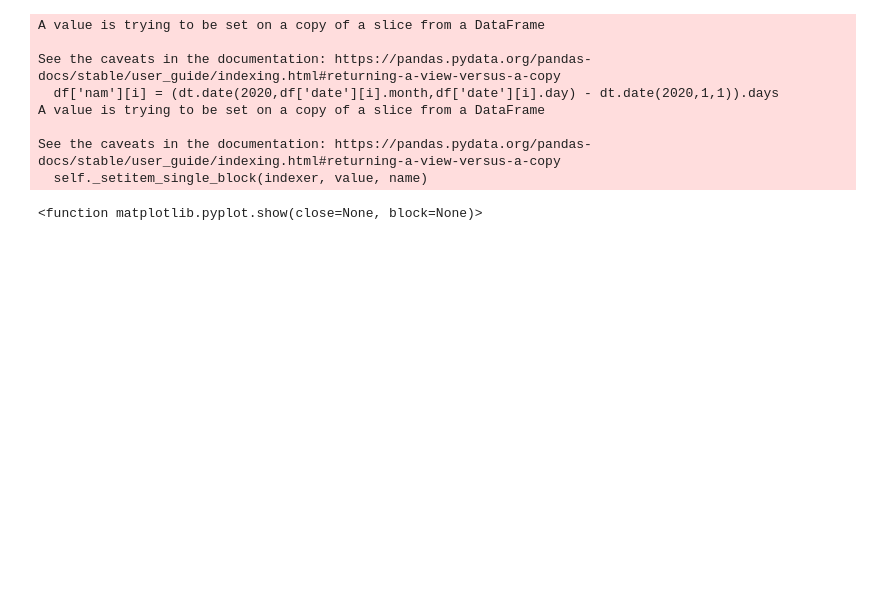
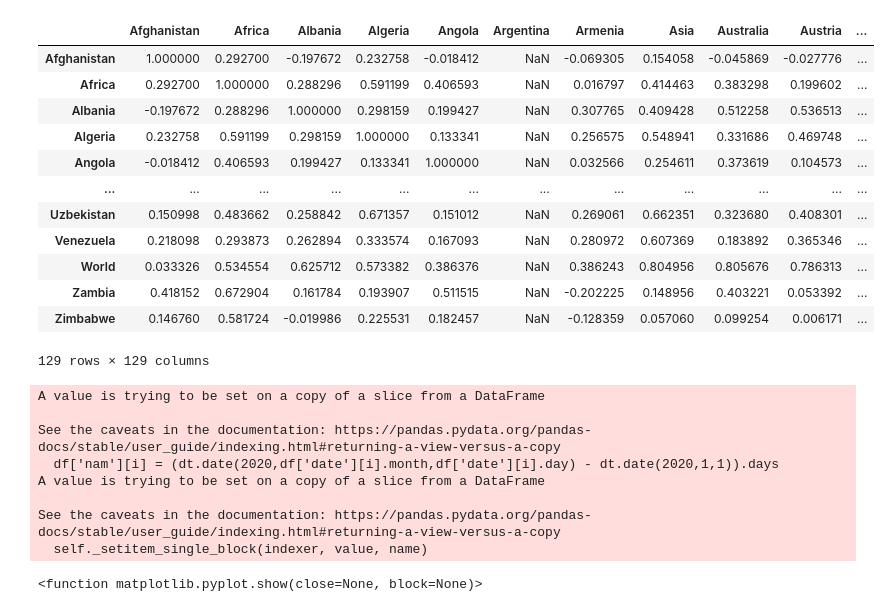
Before and after one commit to ZelshaR/Project, a Jupyter notebook: NoteBooks/Опять работаю с данными.ipynb, the cells around one changed output. Saved outputs shown, nothing was run; the diff lists cells and outputs as text; code cells hidden in the pictures; blank space fills up the shorter version.

```diff
--- a/NoteBooks/Опять работаю с данными.ipynb
+++ b/NoteBooks/Опять работаю с данными.ipynb
@@ -25,3 +43,19 @@ del dfdsr['Unnamed: 0']
+# %%
+dfcsr.corr()
+# %% [output]
+|  | Afghanistan | Africa | Albania | Algeria | Angola | Argentina | Armenia | Asia | Australia | Austria | ... |
+| Afghanistan | 1.000000 | 0.292700 | -0.197672 | 0.232758 | -0.018412 | NaN | -0.069305 | 0.154058 | -0.045869 | -0.027776 | ... |
+| Africa | 0.292700 | 1.000000 | 0.288296 | 0.591199 | 0.406593 | NaN | 0.016797 | 0.414463 | 0.383298 | 0.199602 | ... |
+| Albania | -0.197672 | 0.288296 | 1.000000 | 0.298159 | 0.199427 | NaN | 0.307765 | 0.409428 | 0.512258 | 0.536513 | ... |
+| Algeria | 0.232758 | 0.591199 | 0.298159 | 1.000000 | 0.133341 | NaN | 0.256575 | 0.548941 | 0.331686 | 0.469748 | ... |
+| Angola | -0.018412 | 0.406593 | 0.199427 | 0.133341 | 1.000000 | NaN | 0.032566 | 0.254611 | 0.373619 | 0.104573 | ... |
+| ... | ... | ... | ... | ... | ... | ... | ... | ... | ... | ... | ... |
+| Uzbekistan | 0.150998 | 0.483662 | 0.258842 | 0.671357 | 0.151012 | NaN | 0.269061 | 0.662351 | 0.323680 | 0.408301 | ... |
+| Venezuela | 0.218098 | 0.293873 | 0.262894 | 0.333574 | 0.167093 | NaN | 0.280972 | 0.607369 | 0.183892 | 0.365346 | ... |
+| World | 0.033326 | 0.534554 | 0.625712 | 0.573382 | 0.386376 | NaN | 0.386243 | 0.804956 | 0.805676 | 0.786313 | ... |
+| Zambia | 0.418152 | 0.672904 | 0.161784 | 0.193907 | 0.511515 | NaN | -0.202225 | 0.148956 | 0.403221 | 0.053392 | ... |
+| Zimbabwe | 0.146760 | 0.581724 | -0.019986 | 0.225531 | 0.182457 | NaN | -0.128359 | 0.057060 | 0.099254 | 0.006171 | ... |
+129 rows × 129 columns
 # %%
 df['date'] = pd.to_datetime(df['date'])
 # %%
```
Also changed, not shown: parts of 5 cells of this notebook, 7 other files.
